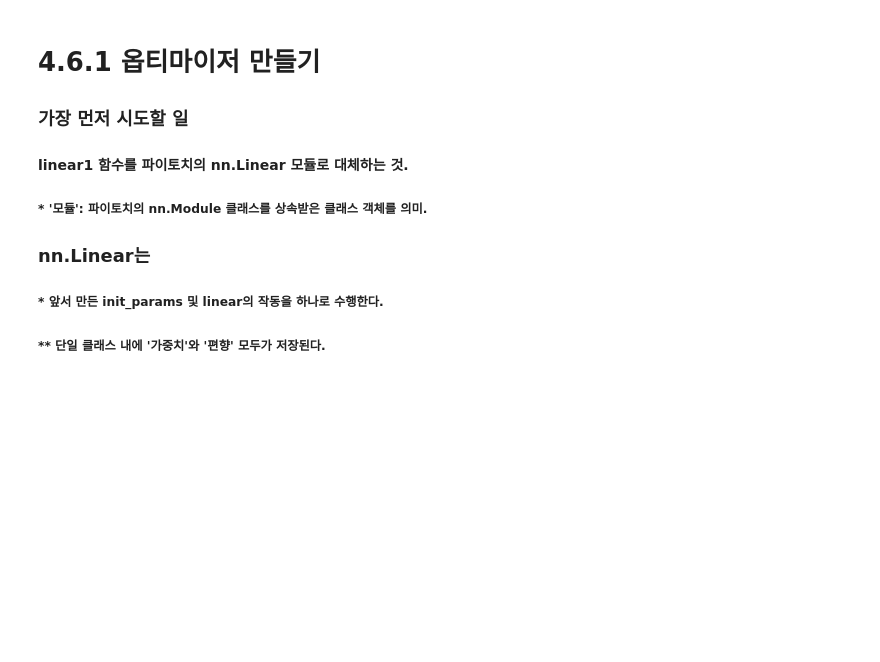
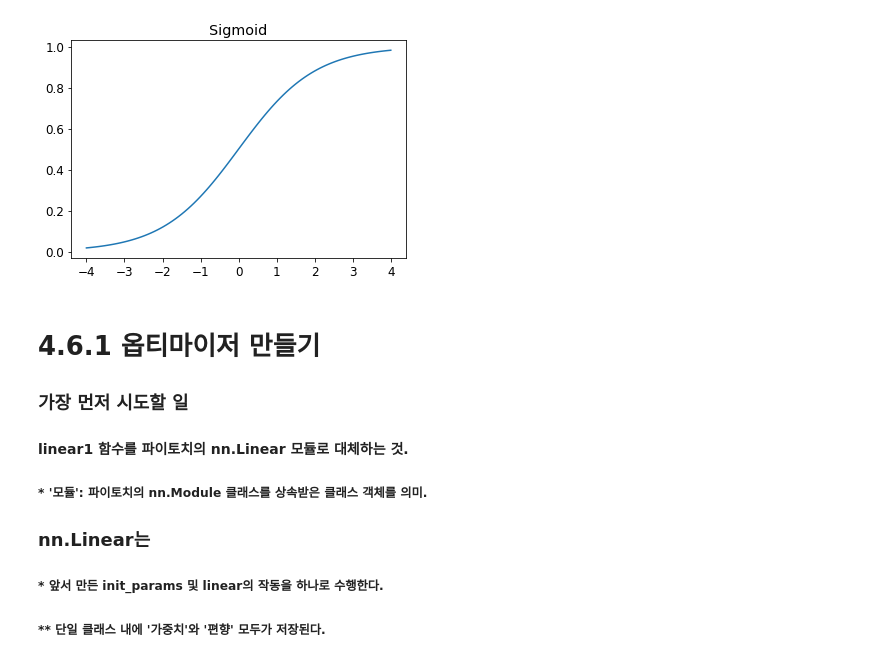
Before and after one commit to hs0224/a-professor-student-research-club, a Jupyter notebook: private/Mr_Mink/Chap04_461.ipynb, the cells around one changed output. Cells and saved outputs as stored; diff of their text form; code cells hidden in the pictures; blank space fills up the shorter version.

```diff
--- a/private/Mr_Mink/Chap04_461.ipynb
+++ b/private/Mr_Mink/Chap04_461.ipynb
@@ -94,3 +96,8 @@ validate_epoch(linear1)
+# %%
+from fastbook import *
+plot_function(torch.sigmoid, title='Sigmoid', min=-4, max=4)
+# %% [output]
+[figure, added]
 # %% [markdown]
 # 4.6.1 옵티마이저 만들기
 ### 가장 먼저 시도할 일
```
Also changed, not shown: parts of 18 cells of this notebook.
